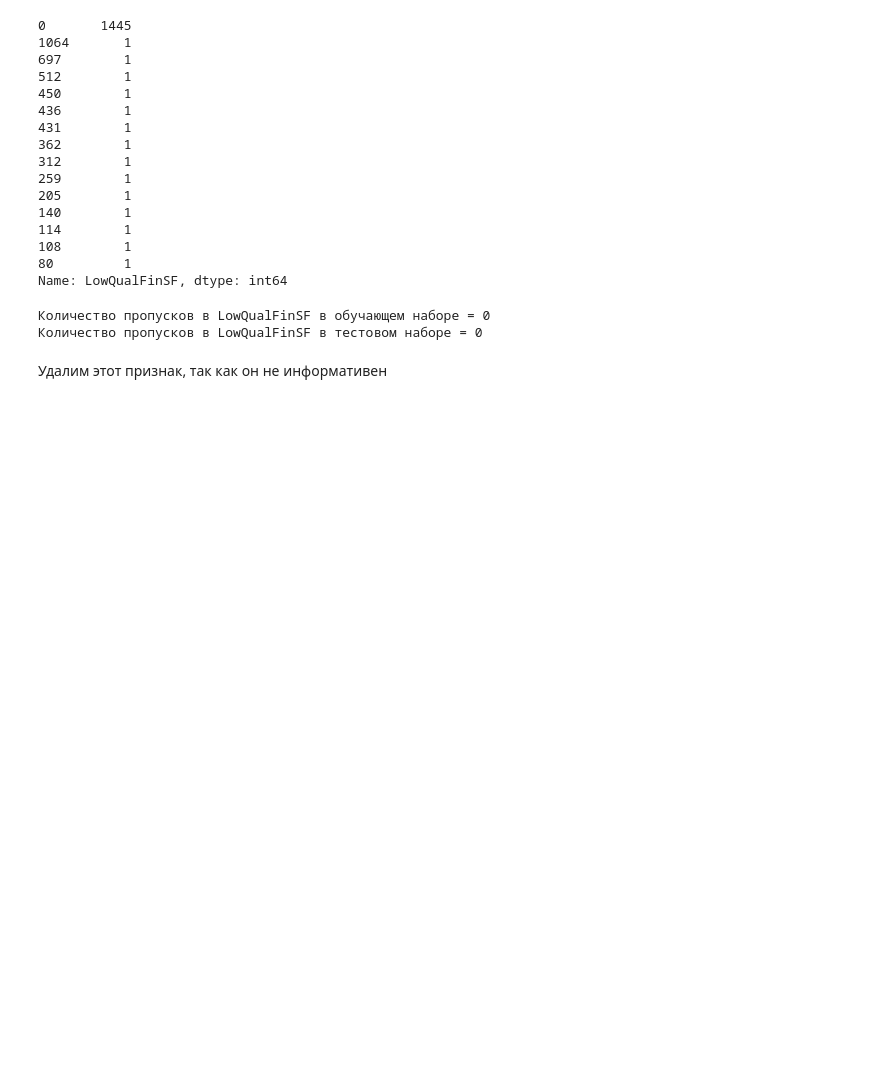
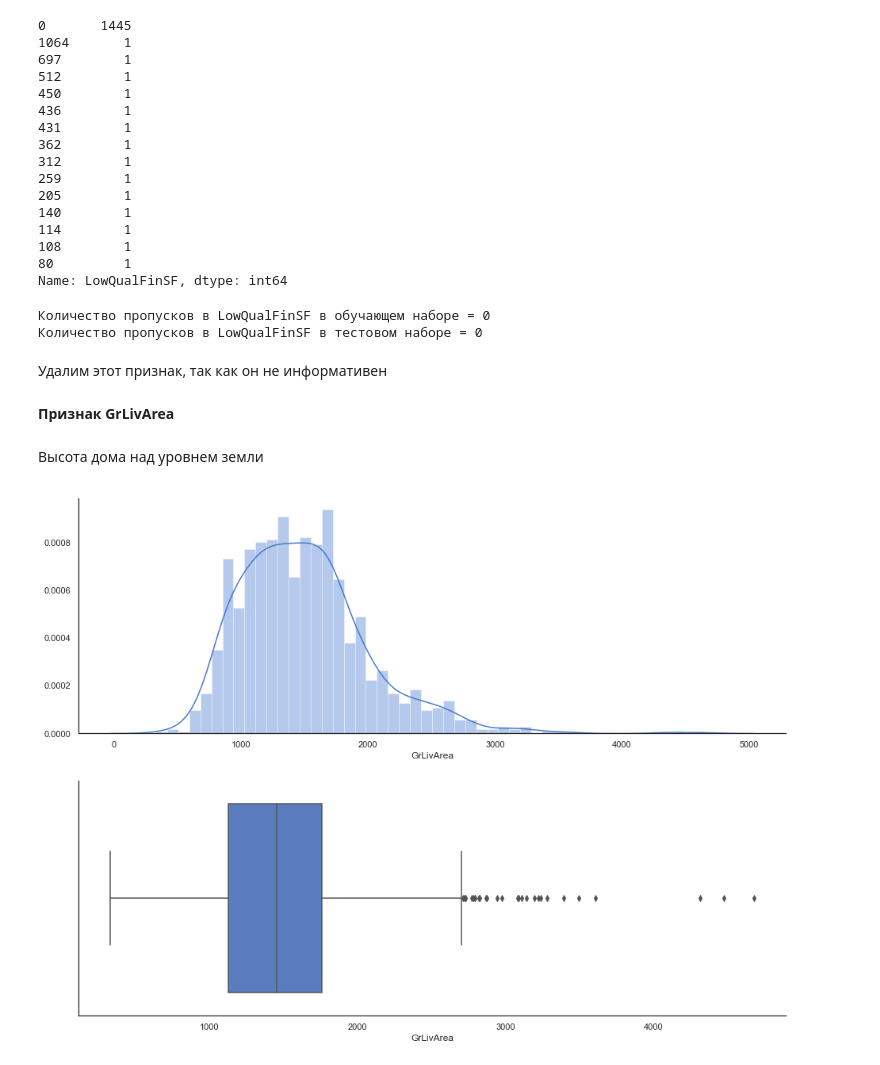
Before and after one commit to rusantsovsv/my_kaggle, a Jupyter notebook: house_prices/house_prices_cleaning.ipynb, the cells around one changed output. Saved outputs shown, nothing was run; the diff lists cells and outputs as text; code cells hidden in the pictures; blank space fills up the shorter version.

```diff
--- a/house_prices/house_prices_cleaning.ipynb
+++ b/house_prices/house_prices_cleaning.ipynb
@@ -1907,3 +1907,11 @@ show_train_test_col('LowQualFinSF')
 # %%
 for i in train, test:
     i.drop('LowQualFinSF', axis=1, inplace=True)
+# %% [markdown]
+**Признак GrLivArea**
+# %% [markdown]
+Высота дома над уровнем земли
+# %%
+show_hist_and_box(train['GrLivArea'])
+# %% [output]
+[figure, added]
```
Also changed, not shown: parts of 107 cells of this notebook.
